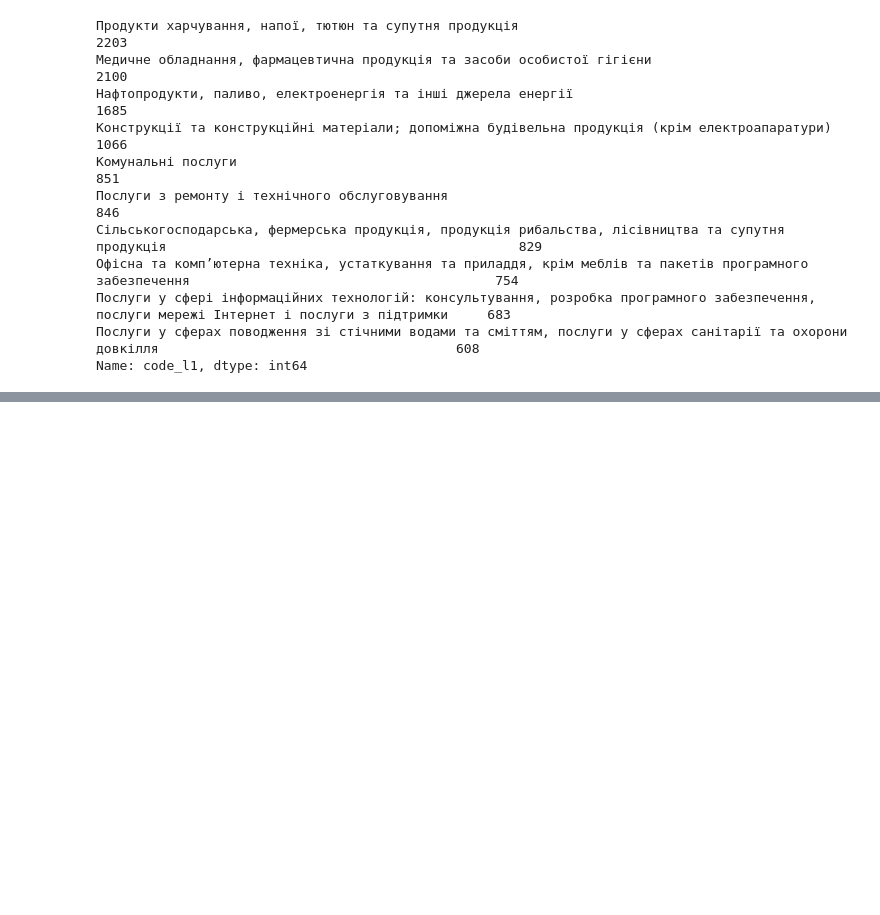
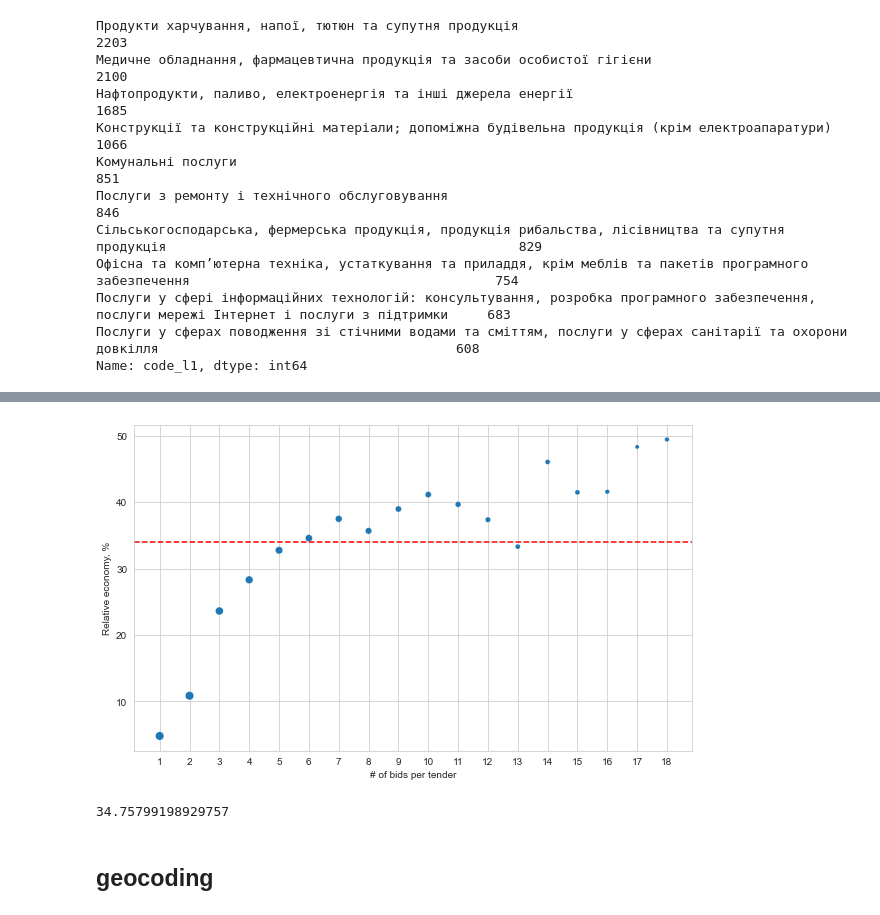
Before and after one commit to ihorhrysha/prozorro, a Jupyter notebook: get.ipynb, the cells around one changed output, grey strips where cells are left out. Drawn from its saved outputs; the diff is of its cells as text; code cells hidden in the pictures; blank space fills up the shorter version.

```diff
--- a/get.ipynb
+++ b/get.ipynb
@@ -205,0 +267,3 @@ https://public.api.openprocurement.org/api/2.5/tenders/98d54c150056474fbedb5420f
+# %%
+df_cleaned['economy_value'] = df_cleaned['value_amount'] - df_cleaned['award_amount']
+df_cleaned['economy_theoretical_value'] = df_cleaned['value_amount']*0.35
@@ -205,0 +276,3 @@ https://public.api.openprocurement.org/api/2.5/tenders/98d54c150056474fbedb5420f
+# %%
+df_grouped = df_cleaned.groupby(by='numberOfBids').agg({'economy':'mean', 'id':'count'}).reset_index()
+df_grouped.head(10)
@@ -205,0 +291,22 @@ https://public.api.openprocurement.org/api/2.5/tenders/98d54c150056474fbedb5420f
+# %%
+# outliers
+df_grouped = df_grouped[df_grouped.id>10]
+# %%
+df_grouped['count_log'] = np.log2(df_grouped.id).astype(int)*15
+# %%
+fig, ax = plt.subplots(figsize=(10,6))
+ax.axhline(34, ls='--', color='red')
+ax = sns.scatterplot(ax=ax, data=df_grouped, x="numberOfBids", palette="deep", y="economy", size='count_log', legend=False)
+ax.set_xlabel('# of bids per tender')
+ax.set_ylabel('Relative economy, %')
+ax.set_xticks(df_grouped.numberOfBids.to_list());
+
+# Relation between the received offers of bidders and the underbid Ukraine
+# %% [output]
+[figure, added]
+# %%
+df_grouped.economy.mean()
+# %% [output]
+34.75799198929757
+# %% [markdown]
+## geocoding
```
Also changed, not shown: parts of 26 cells of this notebook, 5 other files.
